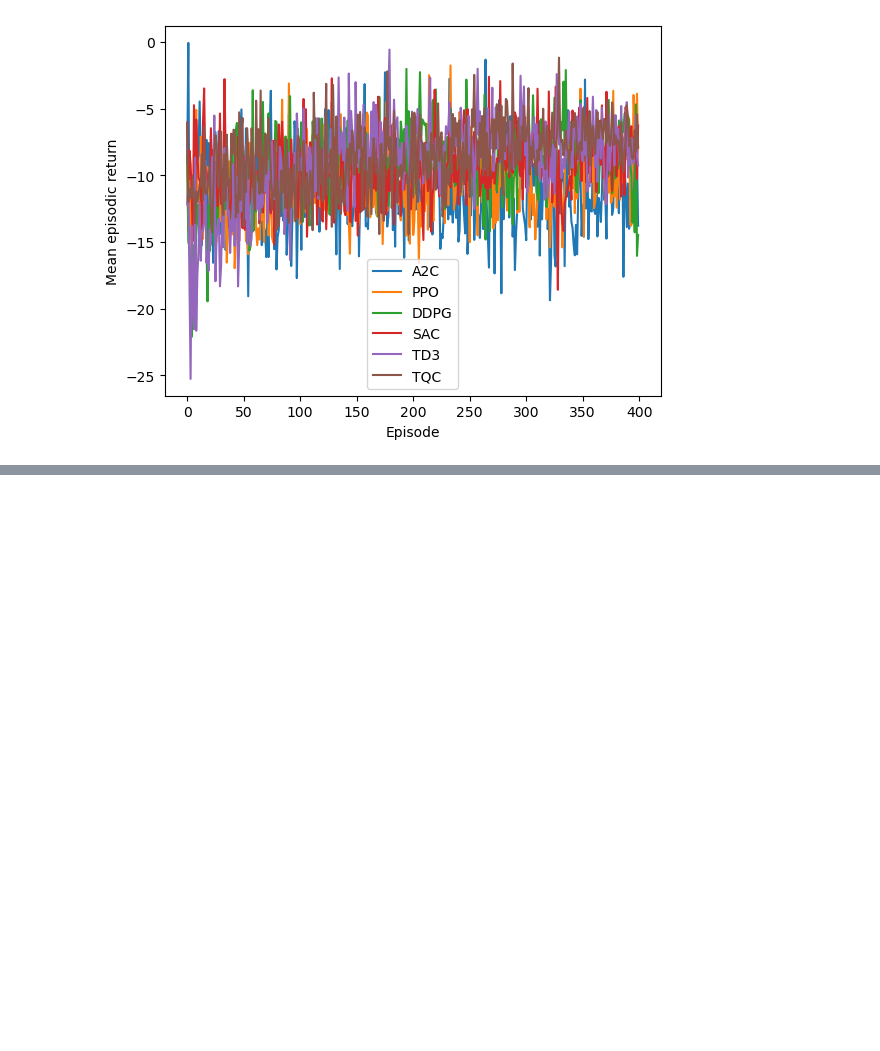
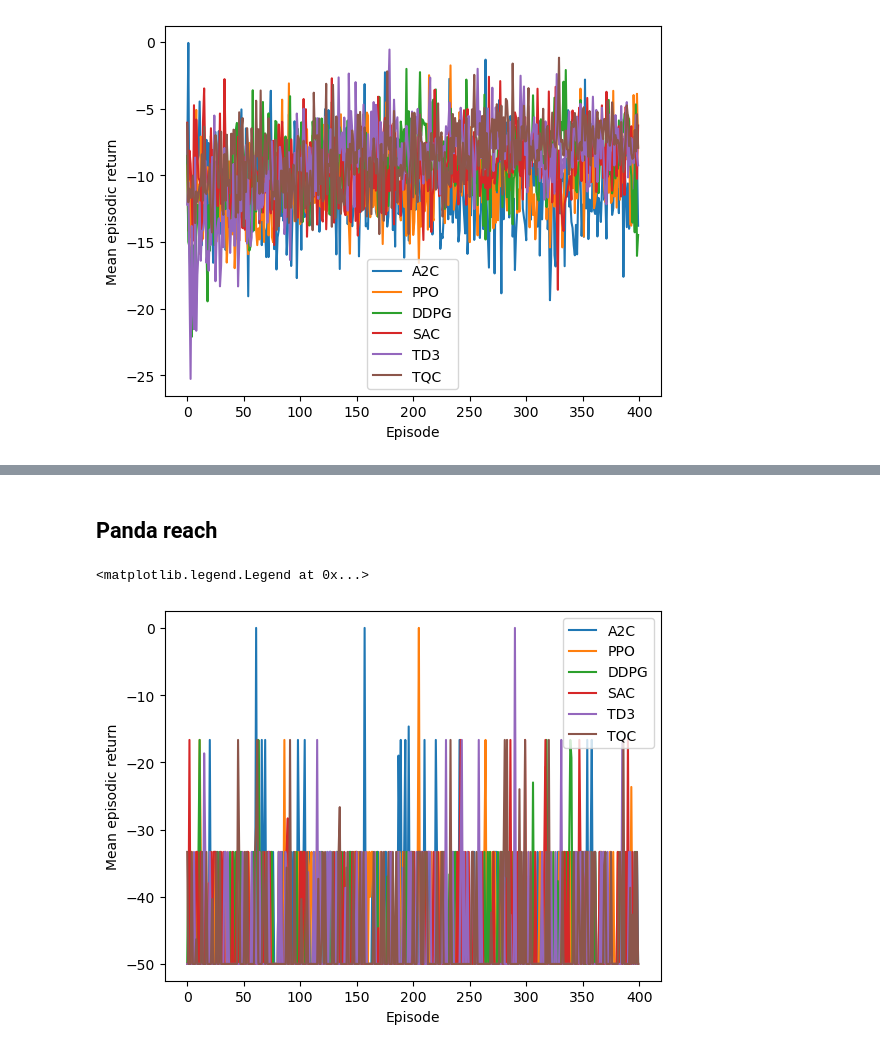
Before and after one commit to nicolasleblanc-poly/Master-thesis-clean-code, a Jupyter notebook: sb3_and_QR-DQN/sb3_data_analysis.ipynb, the cells around one changed output, grey strips where cells are left out. Saved outputs shown, nothing was run; the diff lists cells and outputs as text; code cells hidden in the pictures; blank space fills up the shorter version.

```diff
--- a/sb3_and_QR-DQN/sb3_data_analysis.ipynb
+++ b/sb3_and_QR-DQN/sb3_data_analysis.ipynb
@@ -358,0 +380,22 @@ plt.legend()
+# %% [markdown]
+## Panda reach
+# %%
+A2C_PR = np.load("PandaPusher_A2C_results.npz")['mean_rewards']
+PPO_PR = np.load("PandaPusher_PPO_results.npz")['mean_rewards']
+DDPG_PR = np.load("PandaPusher_DDPG_results.npz")['mean_rewards']
+SAC_PR = np.load("PandaPusher_SAC_results.npz")['mean_rewards']
+TD3_PR = np.load("PandaPusher_TD3_results.npz")['mean_rewards']
+TQC_PR = np.load("PandaPusher_TQC_results.npz")['mean_rewards']
+
+plt.plot(A2C_PR, label='A2C')
+plt.plot(PPO_PR, label='PPO')
+plt.plot(DDPG_PR, label='DDPG')
+plt.plot(SAC_PR, label='SAC')
+plt.plot(TD3_PR, label='TD3')
+plt.plot(TQC_PR, label='TQC')
+plt.xlabel('Episode')
+plt.ylabel('Mean episodic return')
+plt.legend()
+# %% [output]
+<matplotlib.legend.Legend at 0x...>
+[figure, added]
```
Also changed, not shown: parts of 6 cells of this notebook, 20 other files.
